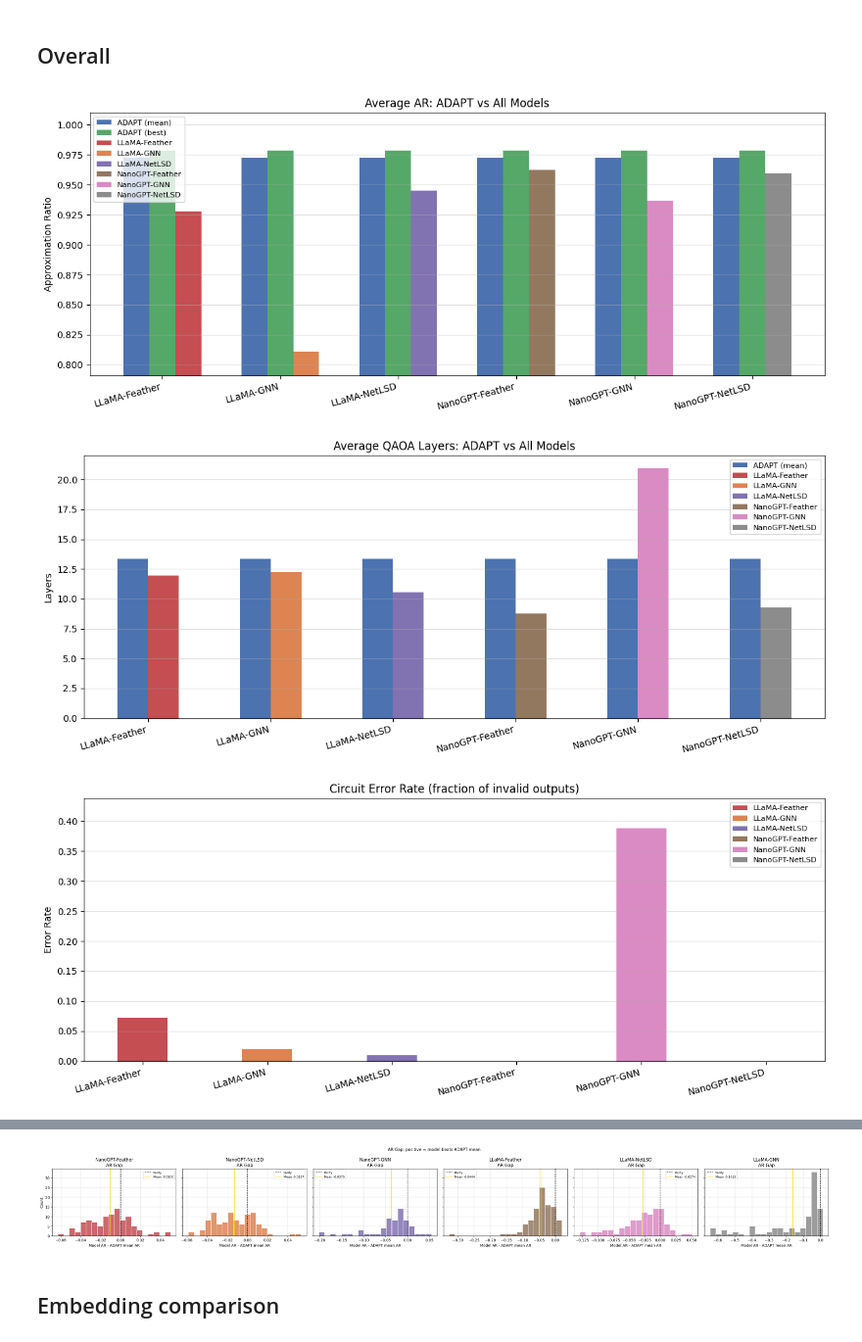
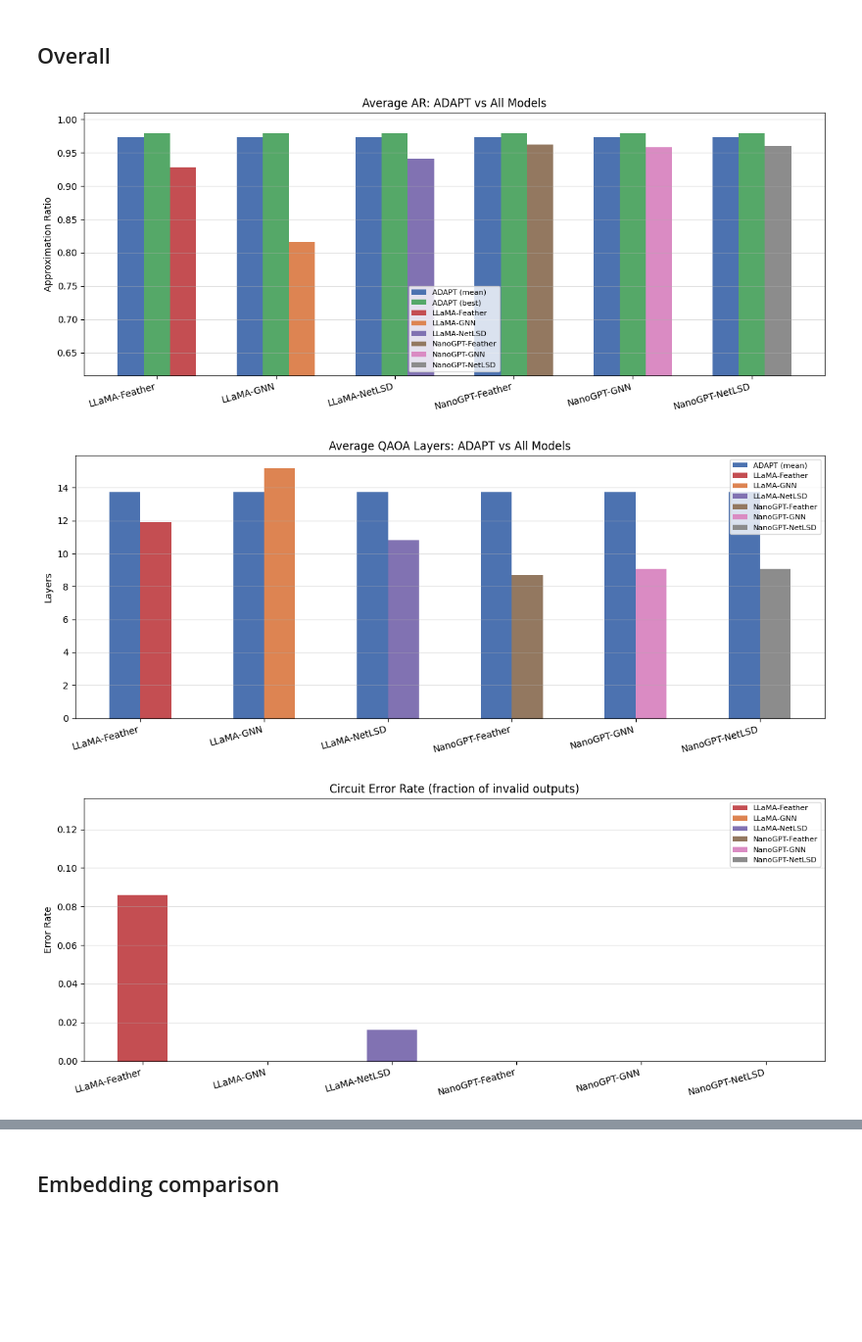
Before and after one commit to mrzaizai2k/Adapt-LLM, a Jupyter notebook: ar_emb_compare.ipynb, the cells around one changed output, grey strips where cells are left out. Shown at 98% size. Drawn from its saved outputs; the diff is of its cells as text; code cells hidden in the pictures; blank space fills up the shorter version.

```diff
--- a/ar_emb_compare.ipynb
+++ b/ar_emb_compare.ipynb
@@ -47,11 +47,11 @@ MODEL_CONFIGS = [
         data_dir = "nanoGPT/data/10_nodes_feather",
     ),
     dict(
-        ckpt     = "nanoGPT/out-10_nodes_netlsd/gpt_ckpt_3500_netlsd_ar_0_95477__er_0_0.pt",
+        ckpt     = "nanoGPT/out-10_nodes_netlsd/gpt_ckpt_4500_netlsd_ar_0_95556__er_0_0.pt",
         data_dir = "nanoGPT/data/10_nodes_netlsd",
     ),
     dict(
-        ckpt     = "nanoGPT/out-10_nodes_gnn/gpt_ckpt_4500_gnn_ar_0_96316__er_0_0.pt",
+        ckpt     = "nanoGPT/out-10_nodes_gnn/gpt_ckpt_2500_gnn_ar_0_9556__er_0_0.pt",
         data_dir = "nanoGPT/data/10_nodes_gnn",
     ),
     dict(
@@ -63,7 +63,7 @@ MODEL_CONFIGS = [
         data_dir = "nanoGPT/data/10_nodes_netlsd",
     ),
     dict(
-        ckpt     = "nanoGPT/out-10_nodes_gnn/llama_ckpt_5500_gnn_ar_0_924__er_0_006.pt",
+        ckpt     = "nanoGPT/out-10_nodes_gnn/llama_ckpt_4000_gnn_ar_0_89012__er_0_0.pt",
         data_dir = "nanoGPT/data/10_nodes_gnn",
     ),
 ]
@@ -319,7 +327,7 @@ def plot_ar_bar(summary_df):
     ax.set_ylabel("Approximation Ratio")
     ax.set_title("Average AR: ADAPT vs All Models")
     ax.set_ylim(
-        min(summary_df["adapt_ar_mean"].min(), summary_df["model_ar"].min()) - 0.02,
+        min(summary_df["adapt_ar_mean"].min(), summary_df["model_ar"].min()) - 0.2,
         1.01,
     )
     ax.legend(fontsize=8)
@@ -439,38 +447,6 @@ def plot_per_graph_ar(final_df):
     ax.grid(alpha=0.4)
     fig.tight_layout()
     plt.show()
-
-
-def plot_ar_gap_hist(final_df):
-    """Histogram: AR gap (model - ADAPT mean) per model."""
-    models = final_df["model"].unique().tolist()
-    mc     = _model_colors(models)
-
-    fig, axes = plt.subplots(
-        1, len(models),
-        figsize=(max(6, 5 * len(models)), 4),
-        sharey=True,
-    )
-    if len(models) == 1:
-        axes = [axes]
-
-    for ax, model in zip(axes, models):
-        grp   = final_df[final_df["model"] == model]
-        diffs = grp["ar_diff_vs_mean"]
-
-        ax.hist(diffs, bins=20, color=mc[model], edgecolor="white", alpha=0.85)
-        ax.axvline(0, color="black", linewidth=1.2, linestyle="--", label="Parity")
-        ax.axvline(diffs.mean(), color="gold", linewidth=1.5,
-                   label=f"Mean {diffs.mean():+.4f}")
-        ax.set_title(f"{model}\nAR Gap")
-        ax.set_xlabel("Model AR - ADAPT mean AR")
-        ax.set_ylabel("Count" if ax == axes[0] else "")
-        ax.legend(fontsize=8)
-        ax.grid(alpha=0.4)
-
-    fig.suptitle("AR Gap: positive = model beats ADAPT mean", fontsize=11)
-    fig.tight_layout()
-    plt.show()
 # %%
 # ============================================================
 # SECTION 2 — Embedding comparison (Feather vs NetLSD vs GNN)
@@ -765,12 +741,11 @@ def plot_method_ar_distribution(final_df):
 # %%
 # Section 1 — Overall
 plot_ar_bar(summary_df)
 plot_layers_bar(summary_df)
 plot_error_rate_bar(summary_df)
 plot_ar_vs_layers_scatter(final_df)
 plot_per_graph_ar(final_df)
-plot_ar_gap_hist(final_df)
 # %% [output]
-[figure, old version]
+[figure, new version]
-[figure, old version]
+[figure, new version]
-[figure, old version]
+[figure, new version]
@@ -779,4 +754,3 @@ plot_ar_gap_hist(final_df)
-[figure, removed]
 # %% [markdown]
 ## Embedding comparison
 # %%
```
Also changed, not shown: parts of 10 cells of this notebook, 2 other files.
